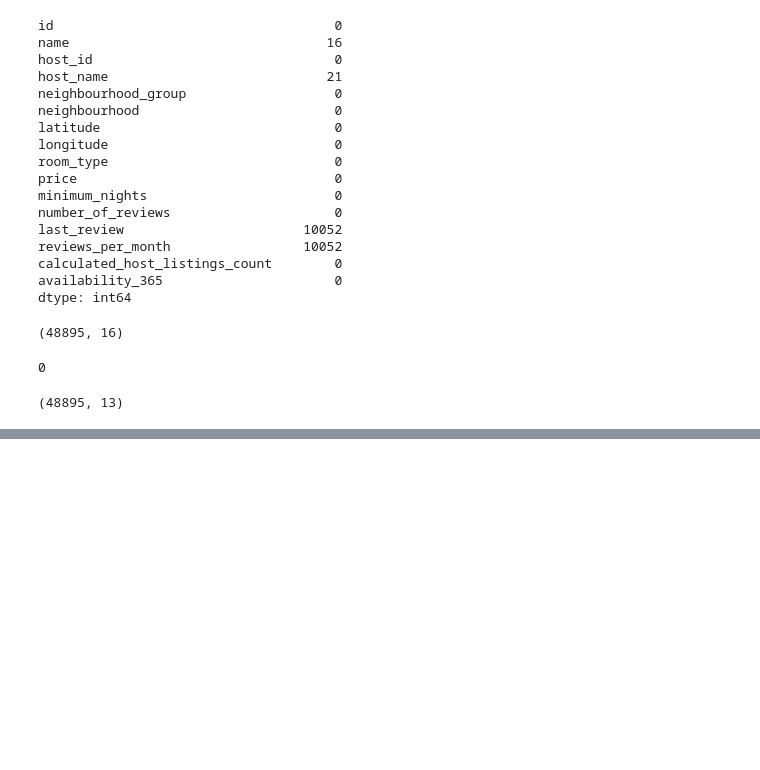
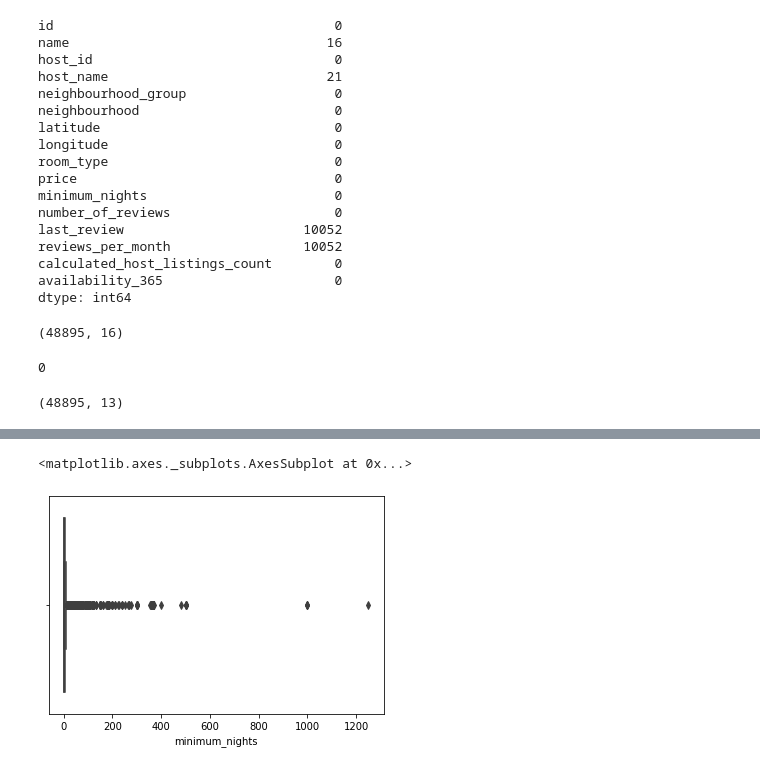
Before and after one commit to armanalam6342/Airbnb, a Jupyter notebook: Airbnb_Bookings_Analysis_Capstone_Project.ipynb, the cells around one changed output, grey strips where cells are left out. Drawn from its saved outputs; the diff is of its cells as text; code cells hidden in the pictures; blank space fills up the shorter version.

```diff
--- a/Airbnb_Bookings_Analysis_Capstone_Project.ipynb
+++ b/Airbnb_Bookings_Analysis_Capstone_Project.ipynb
@@ -143,0 +157,8 @@ Index(['id', 'name', 'host_id', 'host_name', 'neighbourhood_group',
+# %%
+# replace the value less than 50
+df.loc[df['price']<50,'price'] = df.loc[df['price']<50,'price'].median()
+# %%
+sns.boxplot(df.minimum_nights)
+# %% [output]
+<matplotlib.axes._subplots.AxesSubplot at 0x...>
+[figure, added]
```
Also changed, not shown: parts of 21 cells of this notebook.
